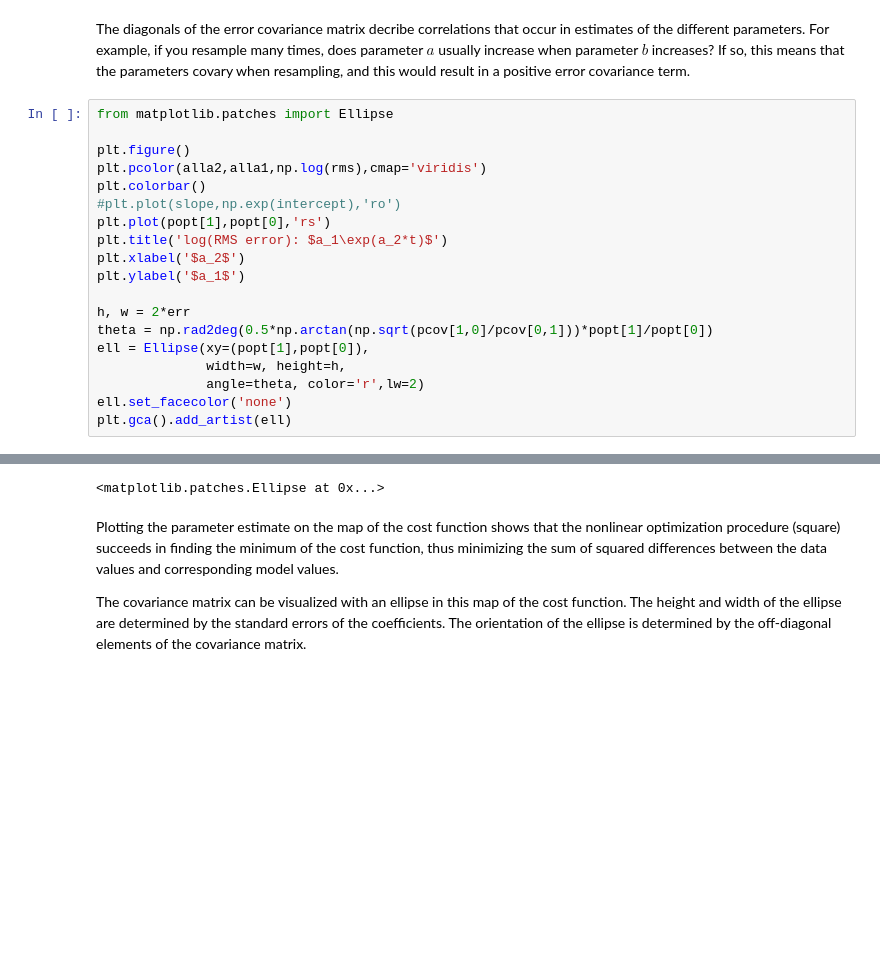
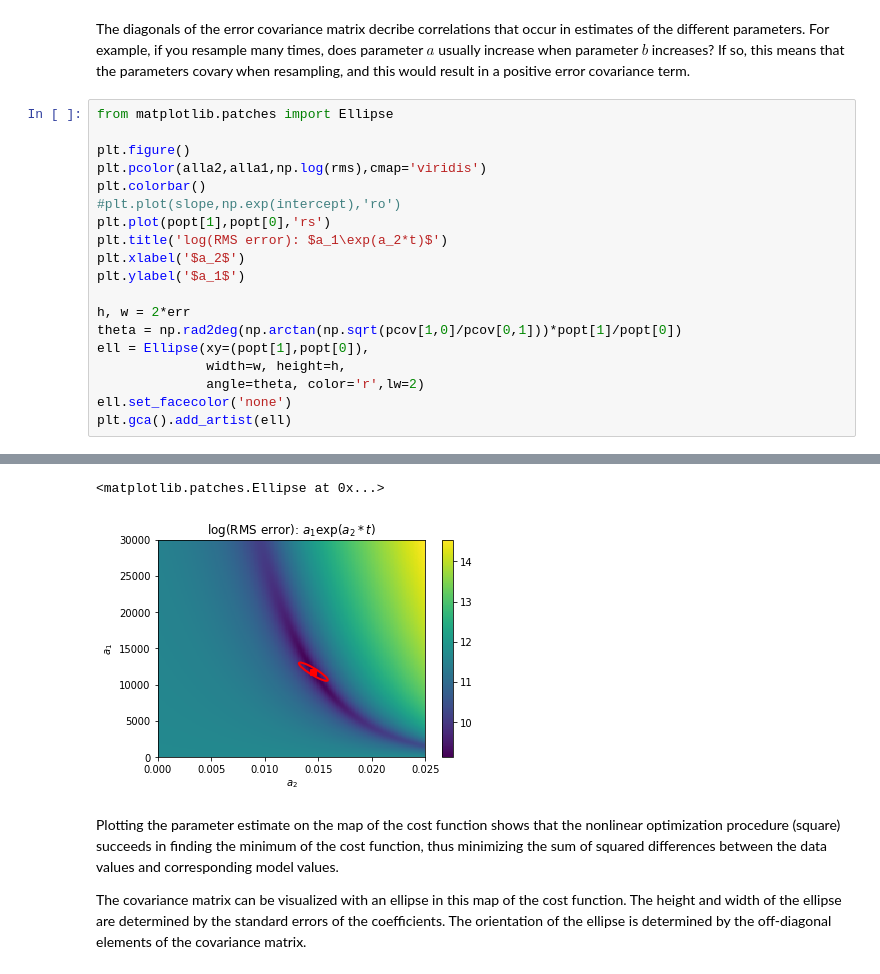
Before and after one commit to mlmldata2020/course-notes, a Jupyter notebook: week06c-us-population-example.ipynb, the cells around one changed output, grey strips where cells are left out. Drawn from its saved outputs; the diff is of its cells as text; blank space fills up the shorter version.

```diff
--- a/week06c-us-population-example.ipynb
+++ b/week06c-us-population-example.ipynb
@@ -153,7 +149,7 @@ plt.xlabel('$a_2$')
 plt.ylabel('$a_1$')
 
 h, w = 2*err
-theta = np.rad2deg(0.5*np.arctan(np.sqrt(pcov[1,0]/pcov[0,1]))*popt[1]/popt[0])
+theta = np.rad2deg(np.arctan(np.sqrt(pcov[1,0]/pcov[0,1]))*popt[1]/popt[0])
 ell = Ellipse(xy=(popt[1],popt[0]),
               width=w, height=h,
               angle=theta, color='r',lw=2)
@@ -165,4 +159,5 @@ plt.gca().add_artist(ell)
 <matplotlib.patches.Ellipse at 0x...>
+[figure, added]
 # %% [markdown]
 Plotting the parameter estimate on the map of the cost function shows that the nonlinear optimization procedure (square) succeeds in finding the minimum of the cost function, thus minimizing the sum of squared differences between the data values and corresponding model values.
 
```
Also changed, not shown: parts of 10 cells of this notebook, 2 other files.
